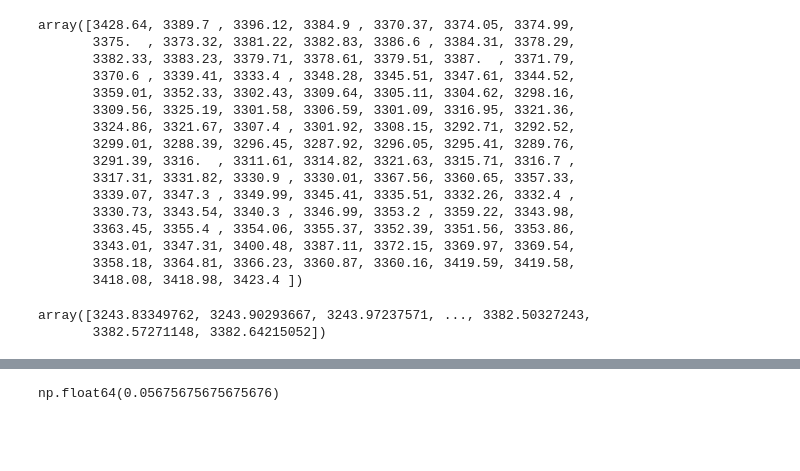
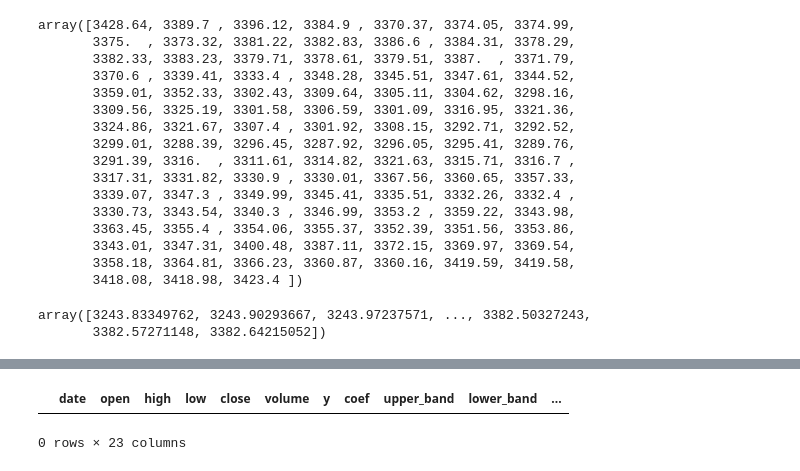
Before and after one commit to mohsenjfar/trade, a Jupyter notebook: user_data/notebooks/analysis.ipynb, the cells around one changed output, grey strips where cells are left out. Drawn from its saved outputs; the diff is of its cells as text; code cells hidden in the pictures; blank space fills up the shorter version.

```diff
--- a/user_data/notebooks/analysis.ipynb
+++ b/user_data/notebooks/analysis.ipynb
@@ -316,6 +318,5 @@ trades
 # %%
 trades = pd.read_csv(f'trades.csv')
-trade = trades.iloc[1].squeeze()
+trade = trades.iloc[-1].squeeze()
 # %%
-dataframe = pd.read_csv(f'XLM_12_df.csv')
-dataframe['date'] = pd.to_datetime(dataframe['date'])
+dataframe = pd.read_csv(f'DOGE_4_df.csv')
@@ -322,4 +327,5 @@ dataframe['date'] = pd.to_datetime(dataframe['date'])
 # %%
-((dataframe.date >= trade.open_date) & (dataframe.close < 0.54523)).mean()
+dataframe[dataframe.date >= trade.open_date]
 # %% [output]
+|  | date | open | high | low | close | volume | y | coef | upper_band | lower_band | ... |
-np.float64(0.05675675675675676)
+0 rows × 23 columns
```
Also changed, not shown: parts of 2 cells of this notebook, 1 other file.
